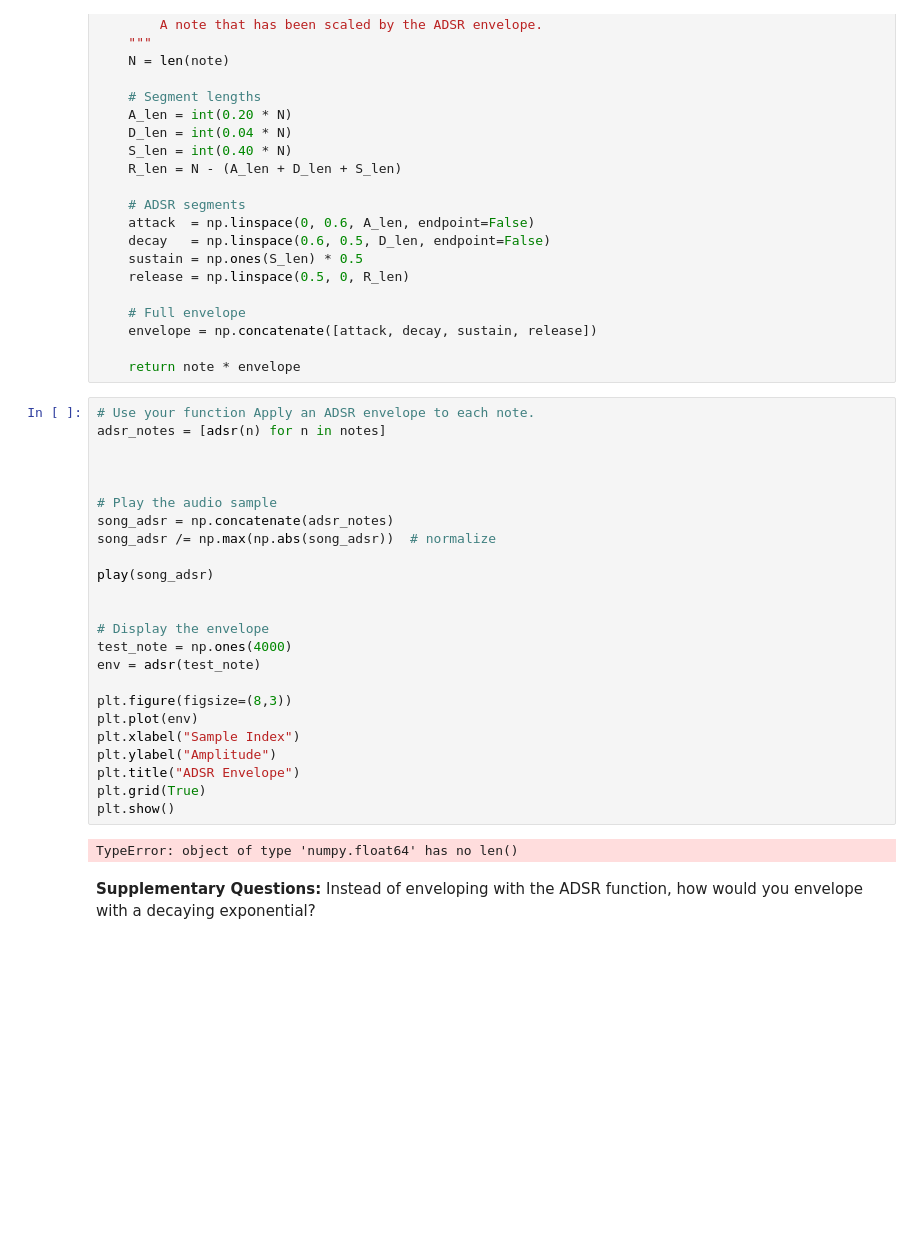
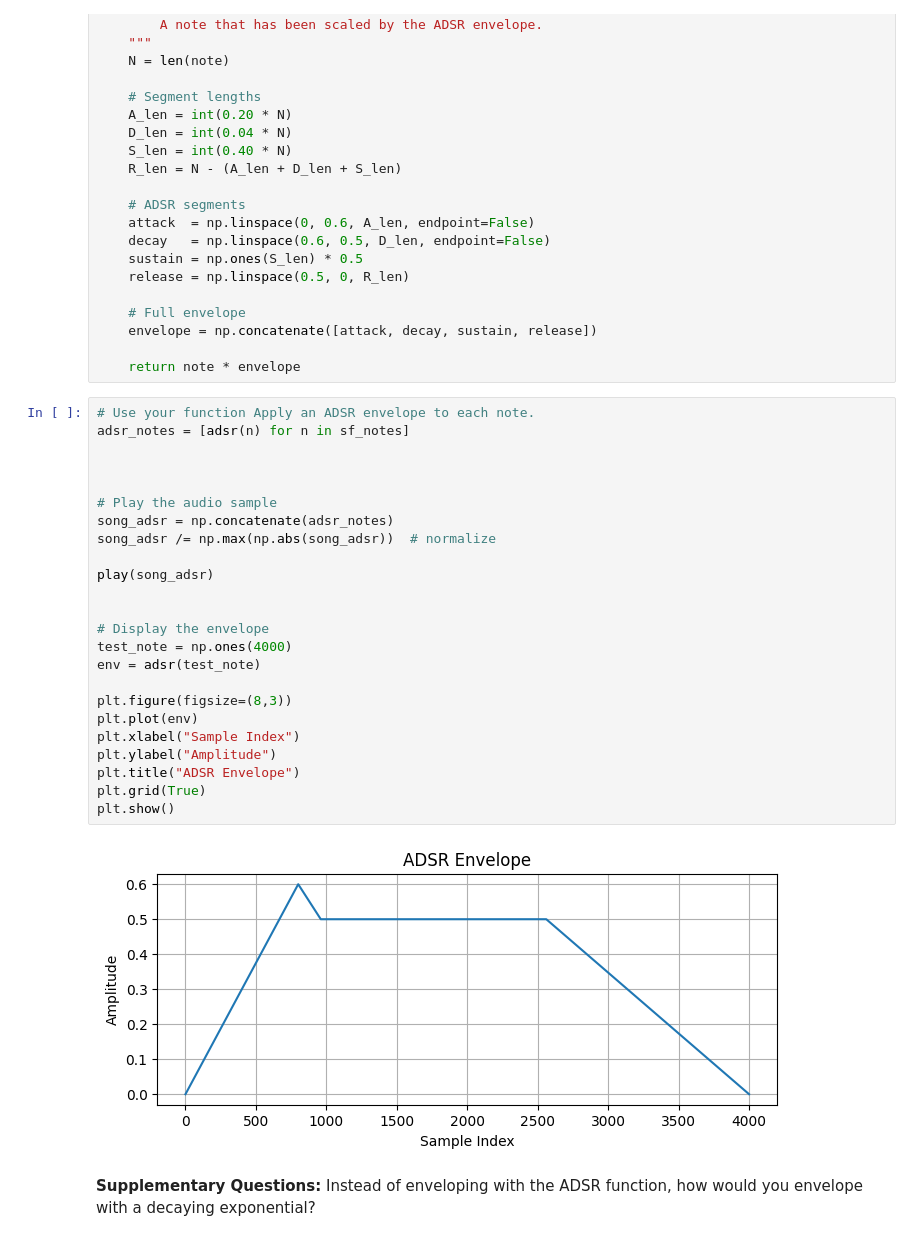
Before and after one commit to brindamoudgalya/EE342_Labs, a Jupyter notebook: Desktop/Personal/University/Current/EE342/Lab1/lab1_template.ipynb, the cells around one changed output. Saved outputs shown, nothing was run; the diff lists cells and outputs as text; blank space fills up the shorter version.

```diff
--- a/Desktop/Personal/University/Current/EE342/Lab1/lab1_template.ipynb
+++ b/Desktop/Personal/University/Current/EE342/Lab1/lab1_template.ipynb
@@ -159,30 +161,30 @@ def adsr(note):
     return note * envelope
 # %%
 # Use your function Apply an ADSR envelope to each note.
-adsr_notes = [adsr(n) for n in notes]
+adsr_notes = [adsr(n) for n in sf_notes]
 
 
 
 # Play the audio sample
 song_adsr = np.concatenate(adsr_notes)
 song_adsr /= np.max(np.abs(song_adsr))  # normalize
 
 play(song_adsr)
 
 
 # Display the envelope
 test_note = np.ones(4000)
 env = adsr(test_note)
 
 plt.figure(figsize=(8,3))
 plt.plot(env)
 plt.xlabel("Sample Index")
 plt.ylabel("Amplitude")
 plt.title("ADSR Envelope")
 plt.grid(True)
 plt.show()
 # %% [output]
-TypeError: object of type 'numpy.float64' has no len()
+[figure, added]
 # %% [markdown]
 **Supplementary Questions:** Instead of enveloping with the ADSR function, how would you envelope with a decaying exponential?
 # %% [markdown]
```
Also changed, not shown: parts of 3 cells of this notebook.
